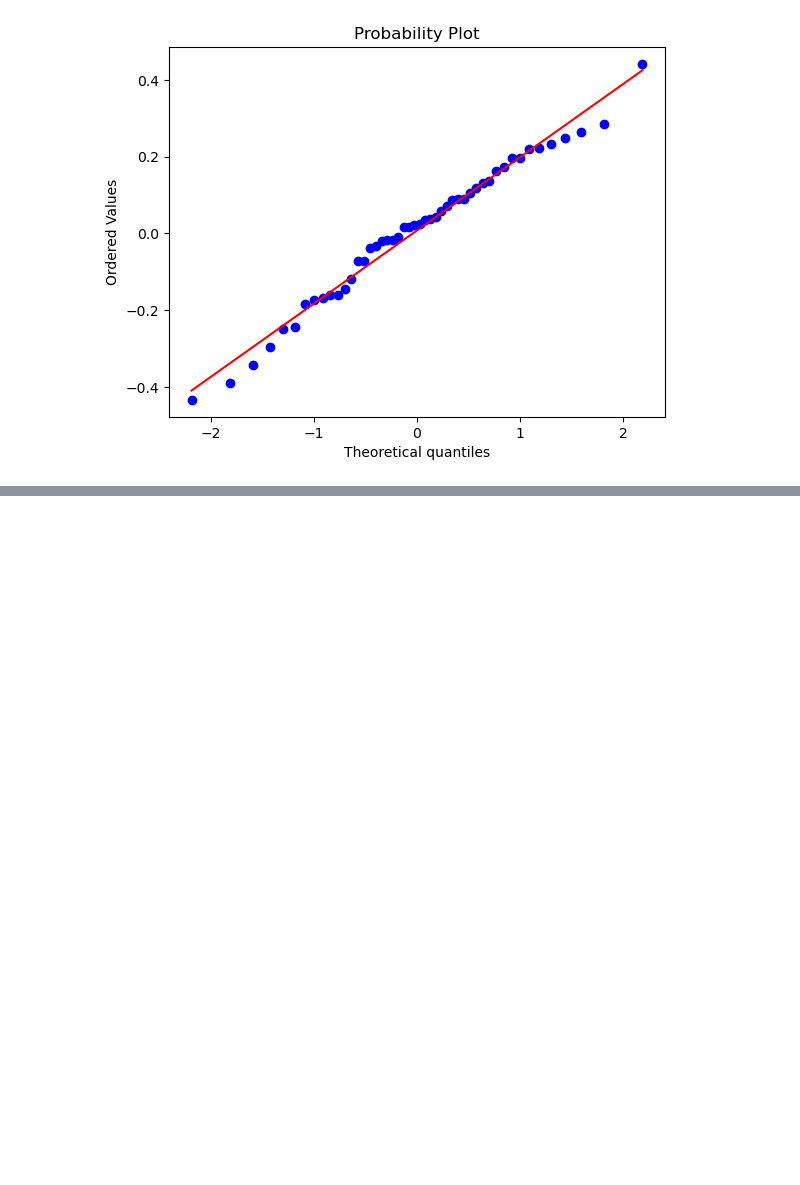
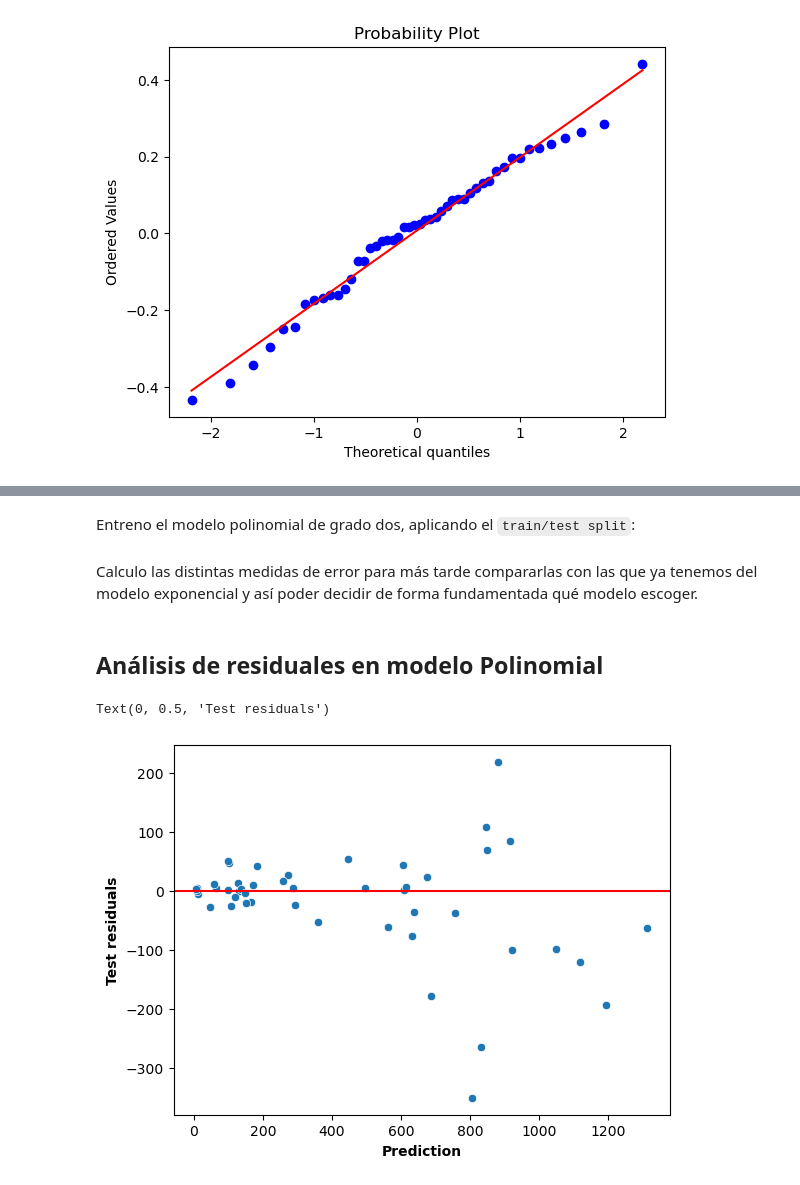
Before and after one commit to Pancreas9000/DATA-SCIENCE-PROJECTS, a Jupyter notebook: Fish/pez.ipynb, the cells around one changed output, grey strips where cells are left out. Cells and saved outputs as stored; diff of their text form; code cells hidden in the pictures; blank space fills up the shorter version.

```diff
--- a/Fish/pez.ipynb
+++ b/Fish/pez.ipynb
@@ -213,0 +286,13 @@ Text(0, 0.5, 'Weight (g)')
+# %% [markdown]
+Entreno el modelo polinomial de grado dos, aplicando el `train/test split`:
+# %%
+final_poly_converter = PolynomialFeatures(degree = 2,include_bias=False)
+poly_features = final_poly_converter.fit_transform(X)
+
+X_train_poly, X_test_poly, y_train_poly, y_test_poly = train_test_split(poly_features, y, test_size=0.3, random_state=42)
+
+poly_model = LinearRegression()
+poly_model.fit(X_train_poly,y_train_poly)
+test_pred_poly = poly_model.predict(X_test_poly)
+# %% [markdown]
+Calculo las distintas medidas de error para más tarde compararlas con las que ya tenemos del modelo exponencial y así poder decidir de forma fundamentada qué modelo escoger.
@@ -213,0 +304,13 @@ Text(0, 0.5, 'Weight (g)')
+# %% [markdown]
+## Análisis de residuales en modelo Polinomial
+# %%
+residuals_poly = y_test_poly - test_pred_poly
+# %%
+fig,axs = plt.subplots(1,1)
+sns.scatterplot(x=test_pred_poly,y=residuals_poly,ax=axs)
+axs.axhline(y=0, color='red', linestyle='-')
+axs.set_xlabel("Prediction",fontweight = 900)
+axs.set_ylabel("Test residuals",fontweight = 900)
+# %% [output]
+Text(0, 0.5, 'Test residuals')
+[figure, added]
```
Also changed, not shown: parts of 54 cells of this notebook, 2 other files.
